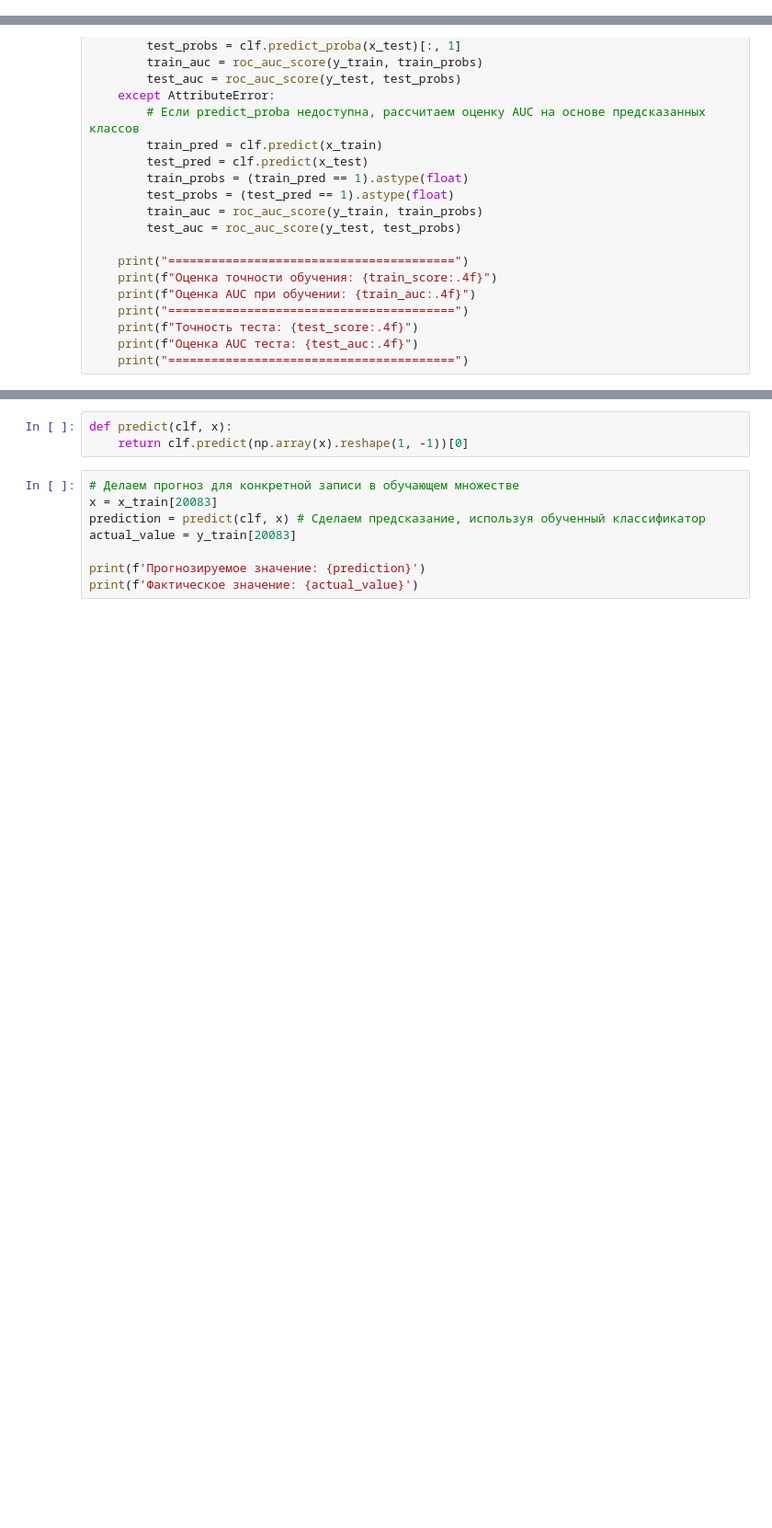
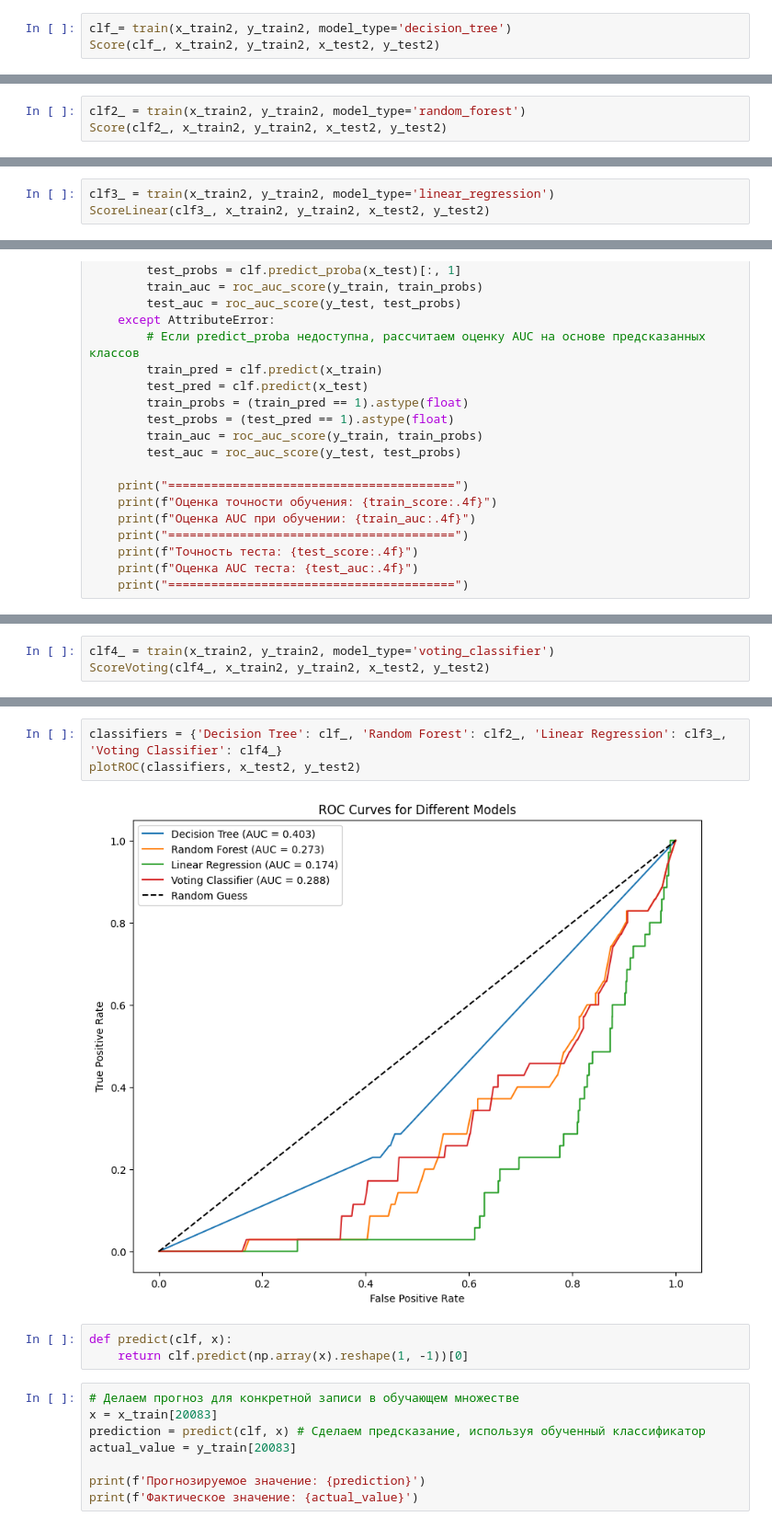
Before and after one commit to eusebioss/eusebioss, a Jupyter notebook: code.ipynb, the cells around one changed output, grey strips where cells are left out. Shown at 92% size. Drawn from its saved outputs; the diff is of its cells as text; blank space fills up the shorter version.

```diff
--- a/code.ipynb
+++ b/code.ipynb
@@ -517,0 +559,3 @@ Testing AUC нашей модели: 0.8717380474757992
+# %%
+clf_= train(x_train2, y_train2, model_type='decision_tree')
+Score(clf_, x_train2, y_train2, x_test2, y_test2)
@@ -603,0 +709,3 @@ Testing AUC нашей модели: 0.9555001823843432
+# %%
+clf2_ = train(x_train2, y_train2, model_type='random_forest')
+Score(clf2_, x_train2, y_train2, x_test2, y_test2)
@@ -638,0 +756,3 @@ MSE теста: 31841820.6933
+# %%
+clf3_ = train(x_train2, y_train2, model_type='linear_regression')
+ScoreLinear(clf3_, x_train2, y_train2, x_test2, y_test2)
@@ -678,0 +811,3 @@ ScoreVoting(clf4,x_train, y_train, x_test, y_test)
+# %%
+clf4_ = train(x_train2, y_train2, model_type='voting_classifier')
+ScoreVoting(clf4_, x_train2, y_train2, x_test2, y_test2)
@@ -711,3 +857,8 @@ plt.show()
+# %%
+classifiers = {'Decision Tree': clf_, 'Random Forest': clf2_, 'Linear Regression': clf3_, 'Voting Classifier': clf4_}
+plotROC(classifiers, x_test2, y_test2)
+# %% [output]
+[figure, added]
 # %%
 def predict(clf, x):
     return clf.predict(np.array(x).reshape(1, -1))[0]
```
Also changed, not shown: parts of 33 cells of this notebook.
